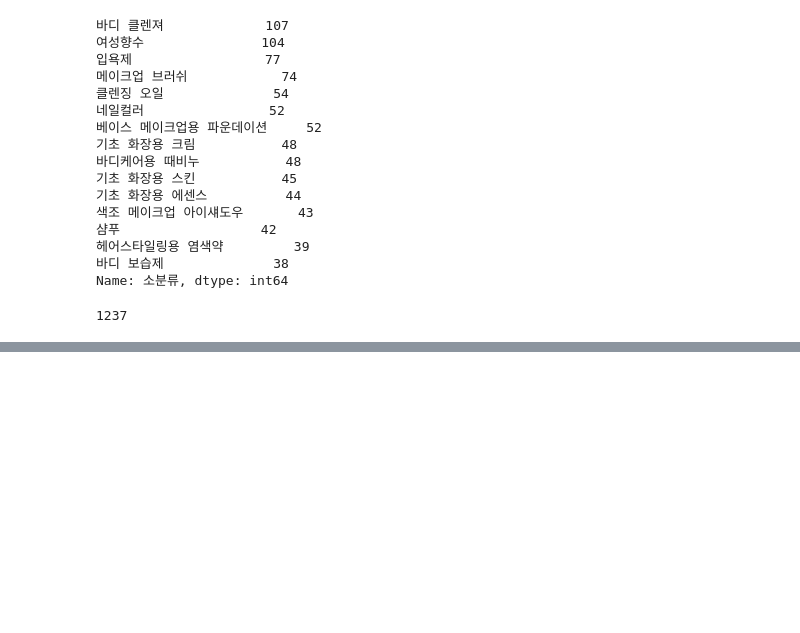
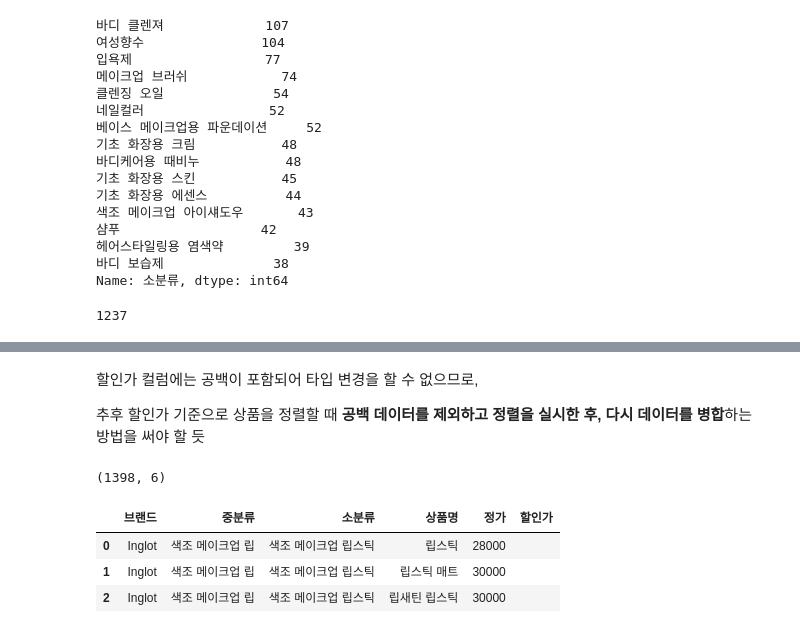
Before and after one commit to CSJ516/Weather_Bigdata_contest, a Jupyter notebook: 13.화장품 데이터 병합.ipynb, the cells around one changed output, grey strips where cells are left out. Drawn from its saved outputs; the diff is of its cells as text; code cells hidden in the pictures; blank space fills up the shorter version.

```diff
--- a/13.화장품 기업 데이터 병합.ipynb
+++ b/13.화장품 데이터 병합.ipynb
@@ -152,4 +152,4 @@ data.drop(data[data.정가 == ' '].index, axis=0, inplace=True) # 공백 데이
 data.reset_index(drop=True, inplace=True)
 # %%
 data['정가'] = data['정가'].apply(lambda x: str(x))
-data['정가'] = data['정가'].apply(lambda x: x.replace(',','').replace('원',''))
+data['정가'] = data['정가'].apply(lambda x: x.replace(',','').replace('원','').strip())
@@ -179,4 +181,4 @@ data['할인가'].loc[data[data.할인가.isna()].index] = ' '
 # %%
 data['할인가'] = data['할인가'].apply(lambda x: str(x))
 data['할인가'] = data['할인가'].apply(lambda x: x.replace(',','').replace('원',''))
-# data['할인가'] = data['할인가'].apply(lambda x: int(x) if x != ' ' else x)
+data['할인가'] = data['할인가'].apply(lambda x: int(float(x.strip())) if x != ' ' else x)
@@ -202,0 +208,16 @@ array([' ', '60000 ', '24000 ', '28000 ', '16000 ', '50000 ', '13000 ',
+# %%
+# 데이터 타입 변경 (object -> int)
+data['정가'] = data['정가'].astype(int)
+# %% [markdown]
+할인가 컬럼에는 공백이 포함되어 타입 변경을 할 수 없으므로,
+
+추후 할인가 기준으로 상품을 정렬할 때 **공백 데이터를 제외하고 정렬을 실시한 후, 다시 데이터를 병합**하는 방법을 써야 할 듯
+# %%
+print(data.shape)
+data.head(3)
+# %% [output]
+(1398, 6)
+|  | 브랜드 | 중분류 | 소분류 | 상품명 | 정가 | 할인가 |
+| 0 | Inglot | 색조 메이크업 립 | 색조 메이크업 립스틱 | 립스틱 | 28000 |  |
+| 1 | Inglot | 색조 메이크업 립 | 색조 메이크업 립스틱 | 립스틱 매트 | 30000 |  |
+| 2 | Inglot | 색조 메이크업 립 | 색조 메이크업 립스틱 | 립새틴 립스틱 | 30000 |  |
```
Also changed, not shown: parts of 6 cells of this notebook, 3 other files.
